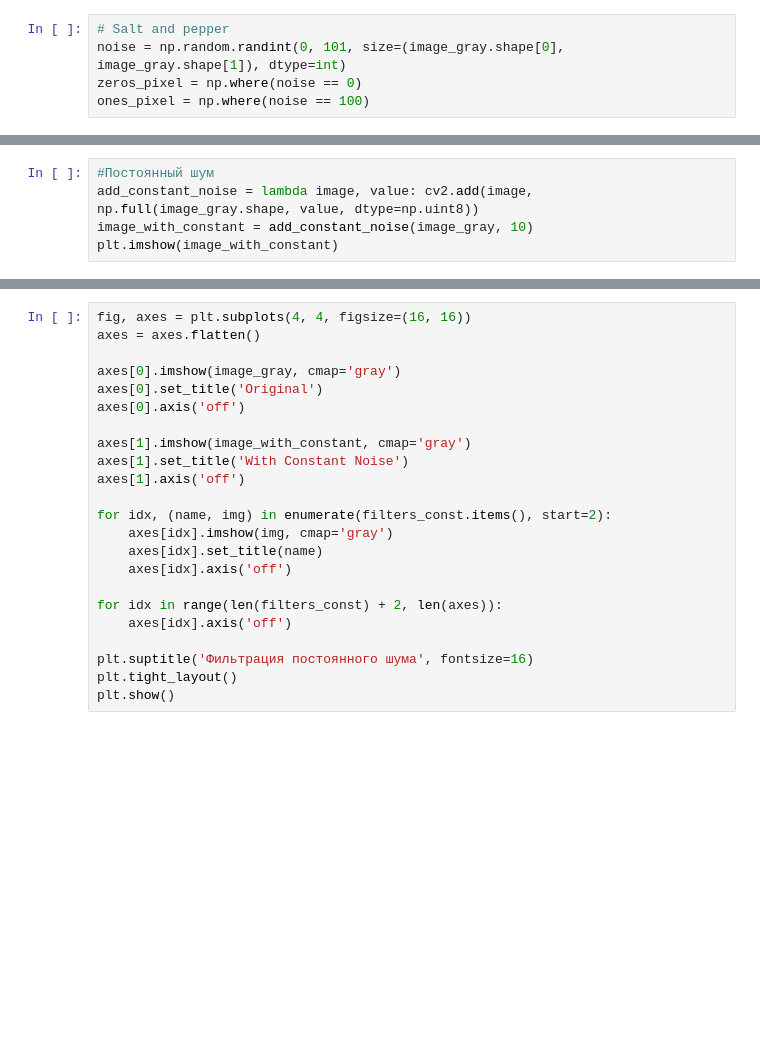
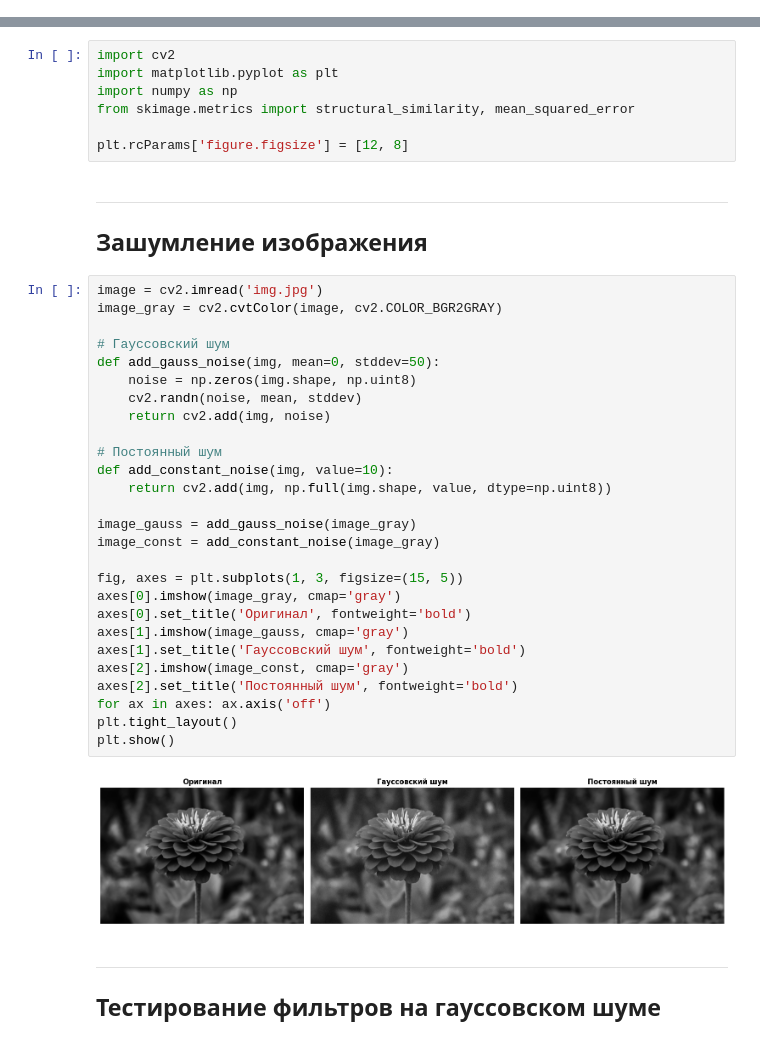
Before and after one commit to AtikD/ImageProcessing, a Jupyter notebook: Practice_2/DE_IP_2024_Task_2.ipynb, the cells around one changed output, grey strips where cells are left out. Saved outputs shown, nothing was run; the diff lists cells and outputs as text; blank space fills up the shorter version.

```diff
--- a/Practice_2/DE_IP_2024_Task_2.ipynb
+++ b/Practice_2/DE_IP_2024_Task_2.ipynb
@@ -20,5 +0,0 @@ plt.imshow(noise_gauss, cmap="gray")
-# %%
-# Salt and pepper
-noise = np.random.randint(0, 101, size=(image_gray.shape[0], image_gray.shape[1]), dtype=int)
-zeros_pixel = np.where(noise == 0)
-ones_pixel = np.where(noise == 100)
@@ -153,5 +0,0 @@ plt.imshow(image)
-# %%
-#Постоянный шум
-add_constant_noise = lambda image, value: cv2.add(image, np.full(image_gray.shape, value, dtype=np.uint8))
-image_with_constant = add_constant_noise(image_gray, 10)
-plt.imshow(image_with_constant)
@@ -249,23 +1,42 @@ print(f"\nЛучший: {best_const[0]} | MSE: {best_const[1]:.2f} | SSIM: {best
-# %%
-fig, axes = plt.subplots(4, 4, figsize=(16, 16))
-axes = axes.flatten()
-
-axes[0].imshow(image_gray, cmap='gray')
-axes[0].set_title('Original')
-axes[0].axis('off')
-
-axes[1].imshow(image_with_constant, cmap='gray')
-axes[1].set_title('With Constant Noise')
-axes[1].axis('off')
-
-for idx, (name, img) in enumerate(filters_const.items(), start=2):
-    axes[idx].imshow(img, cmap='gray')
-    axes[idx].set_title(name)
-    axes[idx].axis('off')
-
-for idx in range(len(filters_const) + 2, len(axes)):
-    axes[idx].axis('off')
-
-plt.suptitle('Фильтрация постоянного шума', fontsize=16)
-plt.tight_layout()
-plt.show()
+# %%
+import cv2
+import matplotlib.pyplot as plt
+import numpy as np
+from skimage.metrics import structural_similarity, mean_squared_error
+
+plt.rcParams['figure.figsize'] = [12, 8]
+# %% [markdown]
+---
+## Зашумление изображения
+# %%
+image = cv2.imread('img.jpg')
+image_gray = cv2.cvtColor(image, cv2.COLOR_BGR2GRAY)
+
+# Гауссовский шум
+def add_gauss_noise(img, mean=0, stddev=50):
+    noise = np.zeros(img.shape, np.uint8)
+    cv2.randn(noise, mean, stddev)
+    return cv2.add(img, noise)
+
+# Постоянный шум
+def add_constant_noise(img, value=10):
+    return cv2.add(img, np.full(img.shape, value, dtype=np.uint8))
+
+image_gauss = add_gauss_noise(image_gray)
+image_const = add_constant_noise(image_gray)
+
+fig, axes = plt.subplots(1, 3, figsize=(15, 5))
+axes[0].imshow(image_gray, cmap='gray')
+axes[0].set_title('Оригинал', fontweight='bold')
+axes[1].imshow(image_gauss, cmap='gray')
+axes[1].set_title('Гауссовский шум', fontweight='bold')
+axes[2].imshow(image_const, cmap='gray')
+axes[2].set_title('Постоянный шум', fontweight='bold')
+for ax in axes: ax.axis('off')
+plt.tight_layout()
+plt.show()
+# %% [output]
+[figure, added]
+# %% [markdown]
+---
+## Тестирование фильтров на гауссовском шуме
```
Also changed, not shown: parts of 47 cells of this notebook, 2 other files.
